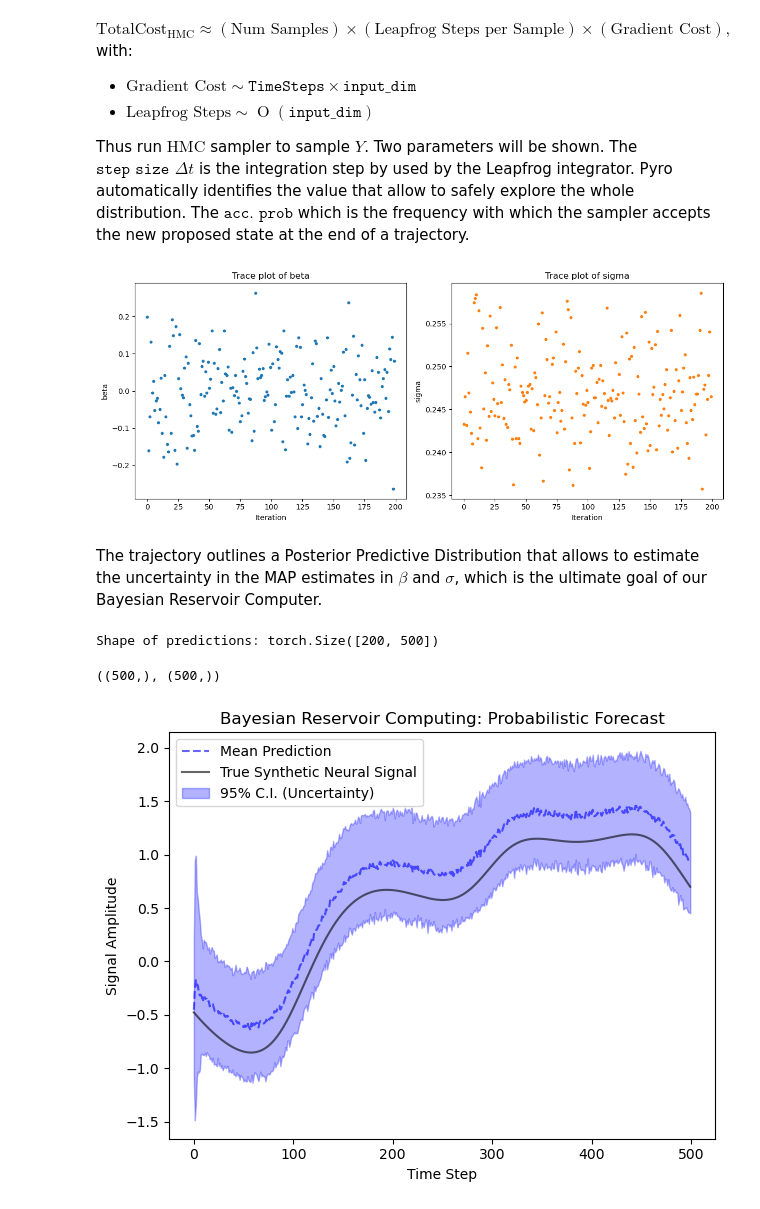
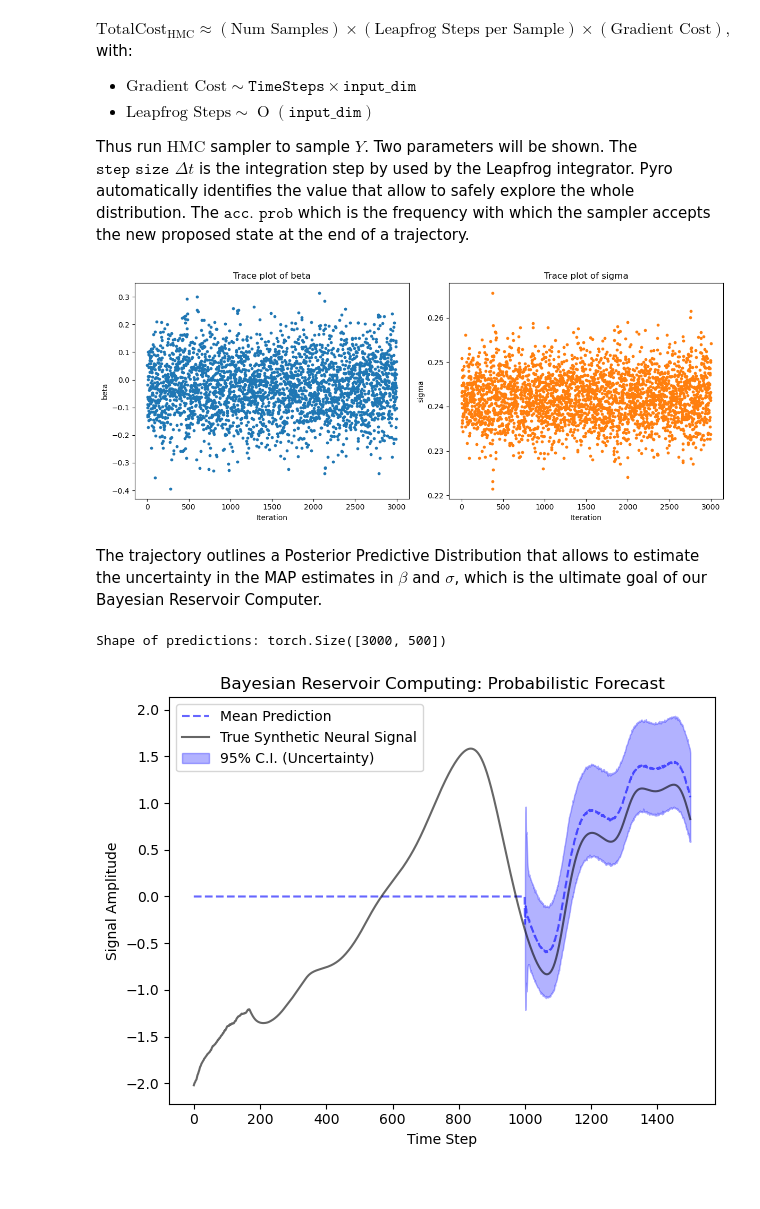
Before and after one commit to filippobezzi/Bayesian-Inference-in-High-Dimensional-Reservoir-Dynamics-for-Neural-Time-Series, a Jupyter notebook: pre-processing.ipynb, the cells around one changed output. Drawn from its saved outputs; the diff is of its cells as text; code cells hidden in the pictures.

```diff
--- a/pre-processing.ipynb
+++ b/pre-processing.ipynb
@@ -82,7 +82,7 @@ with:
 
 Thus run $\text{HMC}$ sampler to sample $Y$. Two parameters will be shown. The $\texttt{step size}\,\,\Delta t$ is the integration step by used by the Leapfrog integrator. Pyro automatically identifies the value that allow to safely explore the whole distribution. The $\texttt{acc. prob}$ which is the frequency with which the sampler accepts the new proposed state at the end of a trajectory.
 # %%
-num_samples = 200
+num_samples = int(2*Time_steps)
 
 nut_kernel = pyro.infer.NUTS(model)
 mcmc = pyro.infer.MCMC(nut_kernel, num_samples=num_samples, warmup_steps=200)
@@ -112,5 +112,5 @@ plt.title("Trace plot of sigma")
 plt.tight_layout()
 plt.show()
 # %% [output]
-[figure, old version]
+[figure, new version]
 # %%
@@ -125,7 +159,7 @@ y_pred_samples = predictive(S_test_PCA, None)["obs"]
 
 print("Shape of predictions:", y_pred_samples.shape)
 # %% [output]
-Shape of predictions: torch.Size([200, 500])
+Shape of predictions: torch.Size([3000, 500])
 # %%
 median_prediction = y_pred_samples.median(0)[0]
 mean_prediction = y_pred_samples.mean(0)
@@ -134,27 +168,25 @@ std_prediction = y_pred_samples.std(0)
 # 95% Confidence Interval
 lower_bound = mean_prediction - 2 * std_prediction
 upper_bound = mean_prediction + 2 * std_prediction
-# %% [output]
-((500,), (500,))
 # %%
 plt.figure(figsize=(12,5))
 
 plt.subplot(1,2,1)
-plt.plot(mean_prediction, "b--", alpha=0.6, label="Mean Prediction")
-plt.plot(Y_test, "k-", alpha=0.6, label="True Synthetic Neural Signal")
+plt.plot(np.hstack((np.zeros(len(Y_train)), mean_prediction.detach().numpy())), "b--", alpha=0.6, label="Mean Prediction")
+plt.plot(Y, "k-", alpha=0.6, label="True Synthetic Neural Signal")
 plt.fill_between(
-    range(len(mean_prediction)),
+    range(len(Y_train), len(mean_prediction)+len(Y_train)),
     lower_bound,
     upper_bound,
     color="blue",
     alpha=0.3,
     label="95% C.I. (Uncertainty)"
 )
 plt.xlabel("Time Step")
 plt.ylabel("Signal Amplitude")
 plt.title("Bayesian Reservoir Computing: Probabilistic Forecast")
 plt.tight_layout()
 plt.legend()
 plt.show()
 # %% [output]
-[figure, old version]
+[figure, new version]
```
Also changed, not shown: parts of 9 cells of this notebook, 4 other files.
